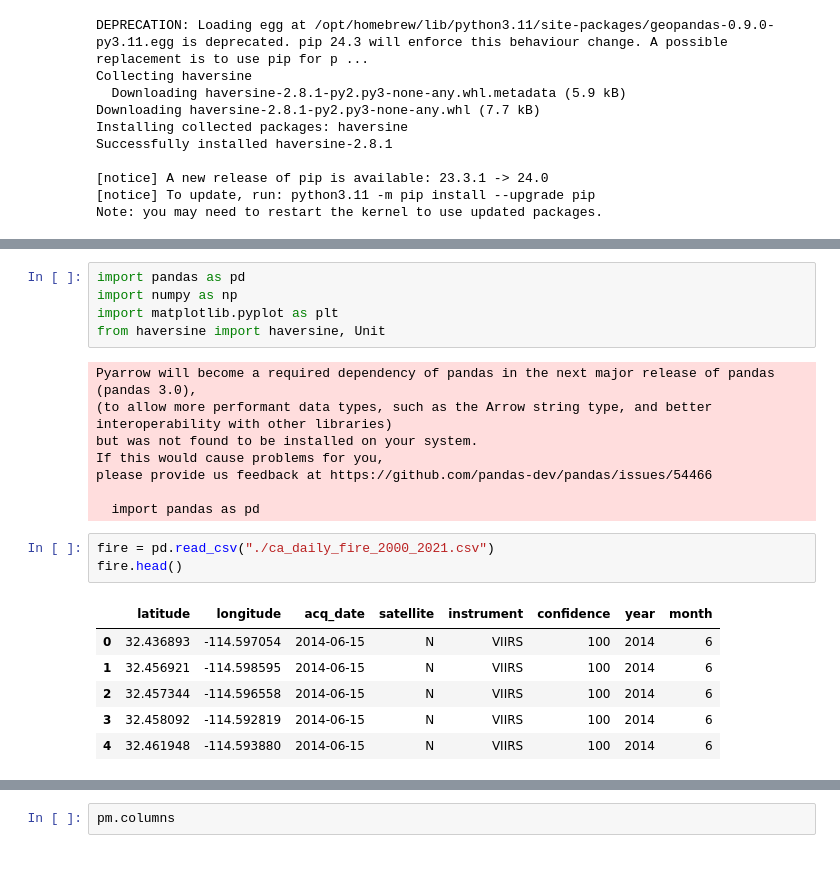
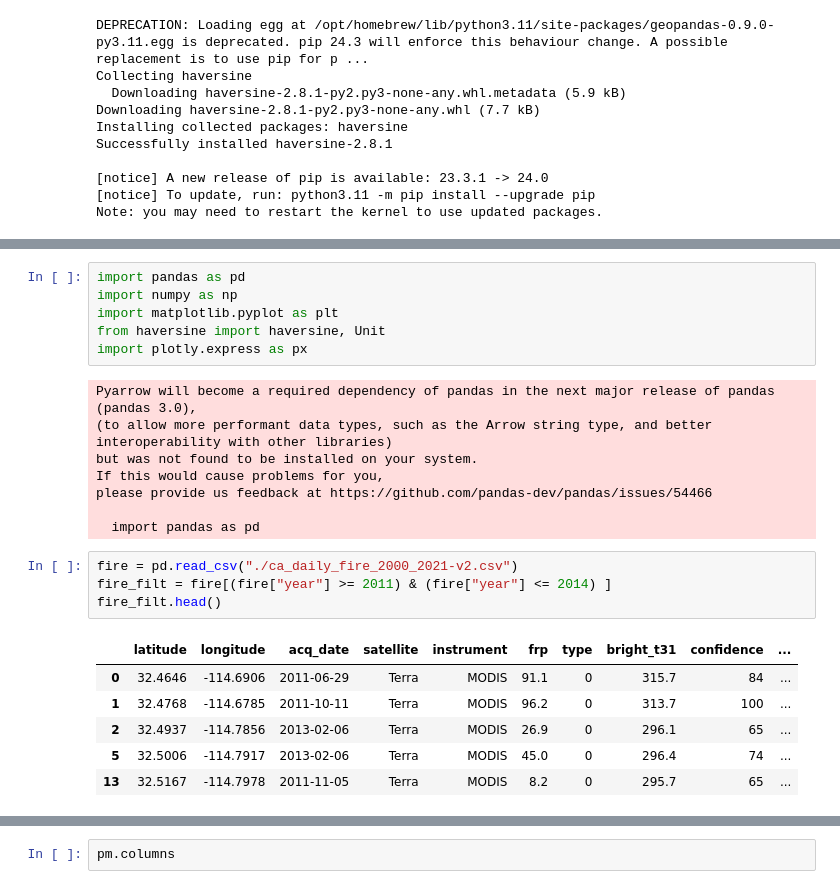
Before and after one commit to oTaira/emberalert, a Jupyter notebook: fireforce.ipynb, the cells around one changed output, grey strips where cells are left out. Drawn from its saved outputs; the diff is of its cells as text.

```diff
--- a/fireforce.ipynb
+++ b/fireforce.ipynb
@@ -69,6 +87,7 @@ import pandas as pd
 import numpy as np
 import matplotlib.pyplot as plt
 from haversine import haversine, Unit
+import plotly.express as px
 # %% [output]
 Pyarrow will become a required dependency of pandas in the next major release of pandas (pandas 3.0),
 (to allow more performant data types, such as the Arrow string type, and better interoperability with other libraries)
@@ -78,14 +97,15 @@ please provide us feedback at https://github.com/pandas-dev/pandas/issues/54466
 
   import pandas as pd
 # %%
-fire = pd.read_csv("./ca_daily_fire_2000_2021.csv")
-fire.head()
+fire = pd.read_csv("./ca_daily_fire_2000_2021-v2.csv")
+fire_filt = fire[(fire["year"] >= 2011) & (fire["year"] <= 2014) ]
+fire_filt.head()
 # %% [output]
-|  | latitude | longitude | acq_date | satellite | instrument | confidence | year | month |
-| 0 | 32.436893 | -114.597054 | 2014-06-15 | N | VIIRS | 100 | 2014 | 6 |
-| 1 | 32.456921 | -114.598595 | 2014-06-15 | N | VIIRS | 100 | 2014 | 6 |
-| 2 | 32.457344 | -114.596558 | 2014-06-15 | N | VIIRS | 100 | 2014 | 6 |
-| 3 | 32.458092 | -114.592819 | 2014-06-15 | N | VIIRS | 100 | 2014 | 6 |
-| 4 | 32.461948 | -114.593880 | 2014-06-15 | N | VIIRS | 100 | 2014 | 6 |
+|  | latitude | longitude | acq_date | satellite | instrument | frp | type | bright_t31 | confidence | ... |
+| 0 | 32.4646 | -114.6906 | 2011-06-29 | Terra | MODIS | 91.1 | 0 | 315.7 | 84 | ... |
+| 1 | 32.4768 | -114.6785 | 2011-10-11 | Terra | MODIS | 96.2 | 0 | 313.7 | 100 | ... |
+| 2 | 32.4937 | -114.7856 | 2013-02-06 | Terra | MODIS | 26.9 | 0 | 296.1 | 65 | ... |
+| 5 | 32.5006 | -114.7917 | 2013-02-06 | Terra | MODIS | 45.0 | 0 | 296.4 | 74 | ... |
+| 13 | 32.5167 | -114.7978 | 2011-11-05 | Terra | MODIS | 8.2 | 0 | 295.7 | 65 | ... |
 # %%
 pm = pd.read_csv("./Daily_Census_Tract-Level_PM2.5_Concentrations__2011-2014_20240413.csv")
```
Also changed, not shown: parts of 18 cells of this notebook.
